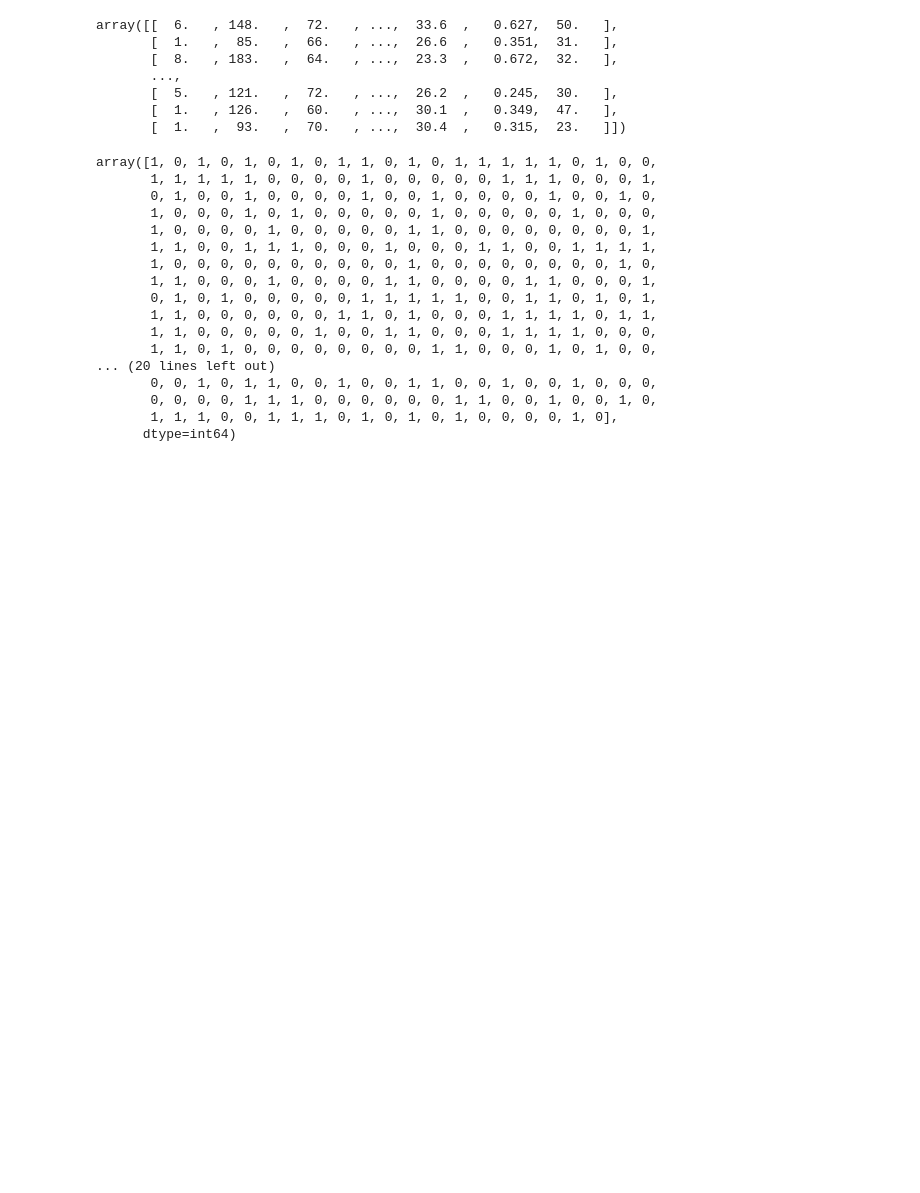
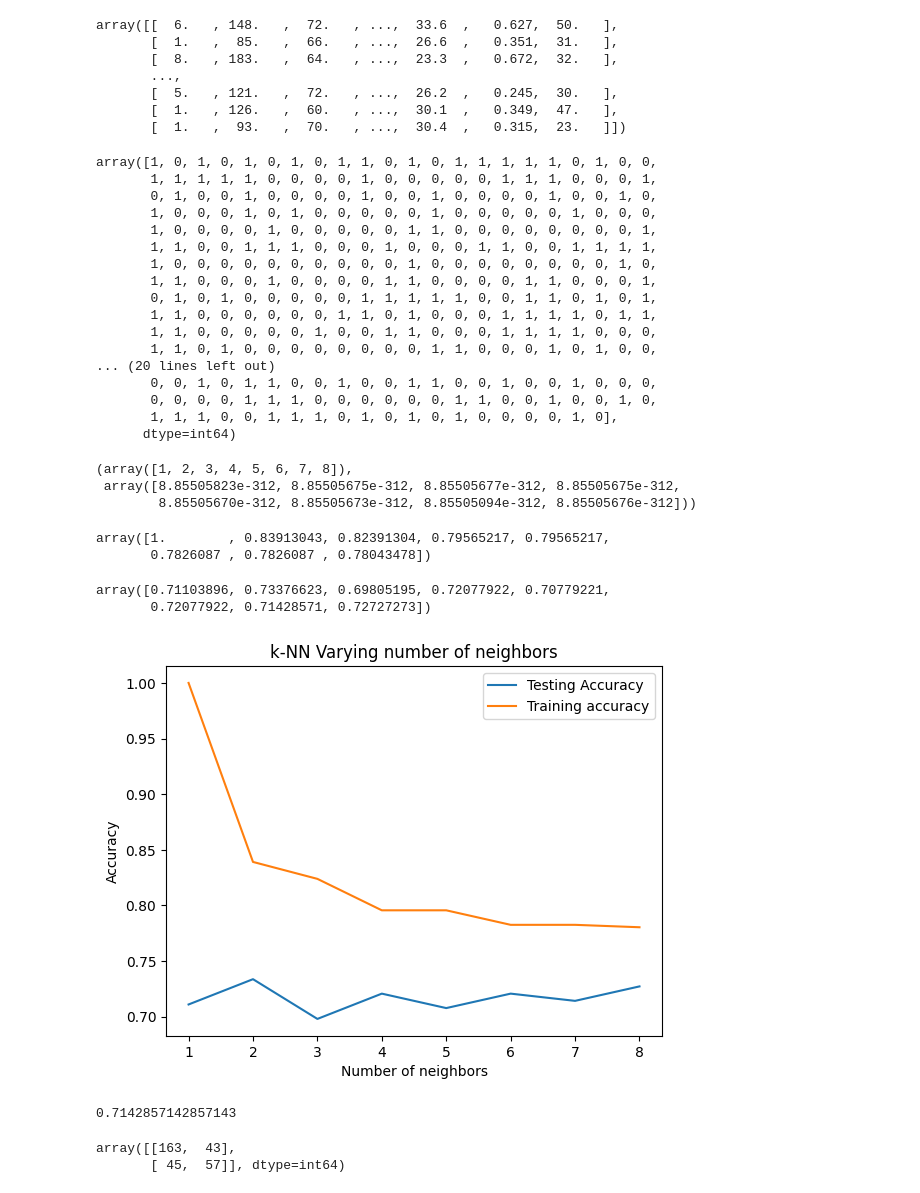
Before and after one commit to Sajithrajan03/MachineLearning, a Jupyter notebook: Models/KNN/knn_classification.ipynb, the cells around one changed output. Drawn from its saved outputs; the diff is of its cells as text; code cells hidden in the pictures; blank space fills up the shorter version.

```diff
--- a/Models/KNN/knn_classification.ipynb
+++ b/Models/KNN/knn_classification.ipynb
@@ -49,3 +49,6 @@ array([1, 0, 1, 0, 1, 0, 1, 0, 1, 1, 0, 1, 0, 1, 1, 1, 1, 1, 0, 1, 0, 0,
        0, 0, 0, 0, 1, 1, 1, 0, 0, 0, 0, 0, 0, 1, 1, 0, 0, 1, 0, 0, 1, 0,
        1, 1, 1, 0, 0, 1, 1, 1, 0, 1, 0, 1, 0, 1, 0, 0, 0, 0, 1, 0],
       dtype=int64)
+# %%
+from sklearn.model_selection import train_test_split
+x_train,x_test,y_train,y_test = train_test_split(x,y,test_size=0.4,random_state=42)
@@ -51,0 +57,49 @@ array([1, 0, 1, 0, 1, 0, 1, 0, 1, 1, 0, 1, 0, 1, 1, 1, 1, 1, 0, 1, 0, 0,
+# %%
+neighbors = np.arange(1,9)
+train_accuracy = np.empty(len(neighbors))
+test_accuracy = np.empty(len(neighbors))
+# %%
+neighbors,train_accuracy
+# %% [output]
+(array([1, 2, 3, 4, 5, 6, 7, 8]),
+ array([8.85505823e-312, 8.85505675e-312, 8.85505677e-312, 8.85505675e-312,
+        8.85505670e-312, 8.85505673e-312, 8.85505094e-312, 8.85505676e-312]))
+# %%
+for i,k in enumerate(neighbors):
+    knn = KNeighborsClassifier(n_neighbors=k)
+    knn.fit(x_train,y_train)
+    train_accuracy[i] = knn.score(x_train,y_train)
+    test_accuracy[i] = knn.score(x_test,y_test)
+# %%
+train_accuracy
+# %% [output]
+array([1.        , 0.83913043, 0.82391304, 0.79565217, 0.79565217,
+       0.7826087 , 0.7826087 , 0.78043478])
+# %%
+test_accuracy
+# %% [output]
+array([0.71103896, 0.73376623, 0.69805195, 0.72077922, 0.70779221,
+       0.72077922, 0.71428571, 0.72727273])
+# %%
+plt.title('k-NN Varying number of neighbors')
+plt.plot(neighbors,test_accuracy,label='Testing Accuracy')
+plt.plot(neighbors,train_accuracy,label='Training accuracy')
+plt.legend()
+plt.xlabel('Number of neighbors')
+plt.ylabel('Accuracy')
+plt.show()
+# %% [output]
+[figure, added]
+# %%
+knn = KNeighborsClassifier(n_neighbors=7)
+knn.fit(x_train,y_train)
+knn.score(x_test,y_test)
+# %% [output]
+0.7142857142857143
+# %%
+from sklearn.metrics import confusion_matrix
+y_pred = knn.predict(x_test)
+confusion_matrix(y_test,y_pred)
+# %% [output]
+array([[163,  43],
+       [ 45,  57]], dtype=int64)
```
Also changed, not shown: parts of 5 cells of this notebook.
